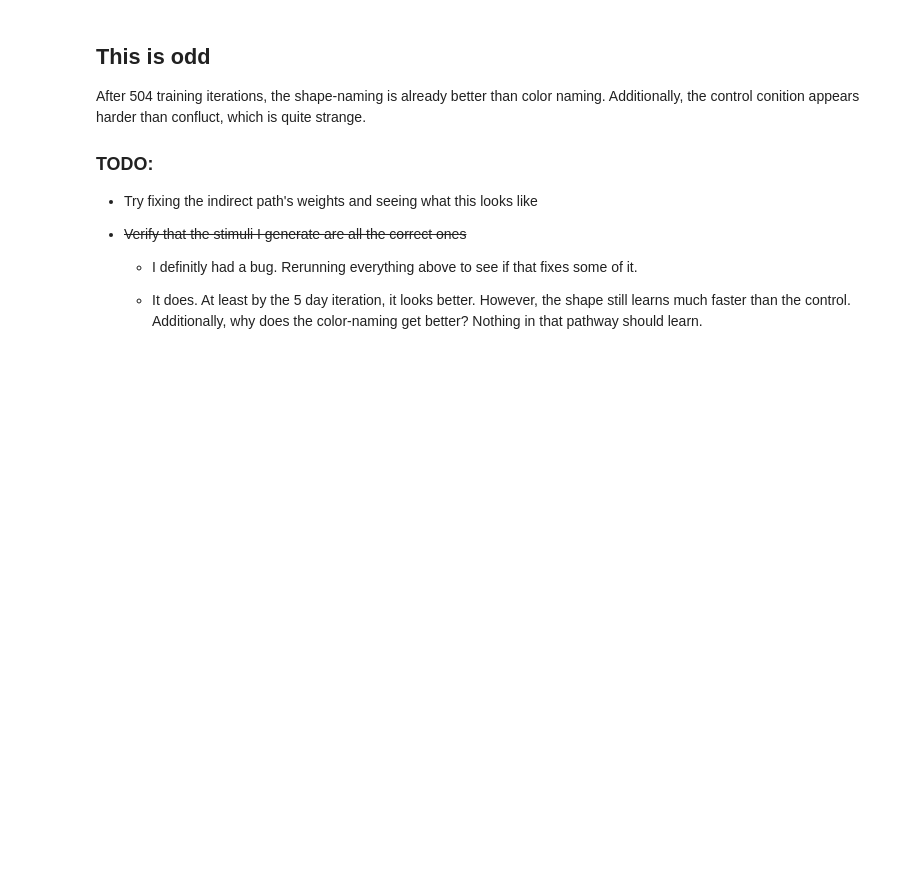
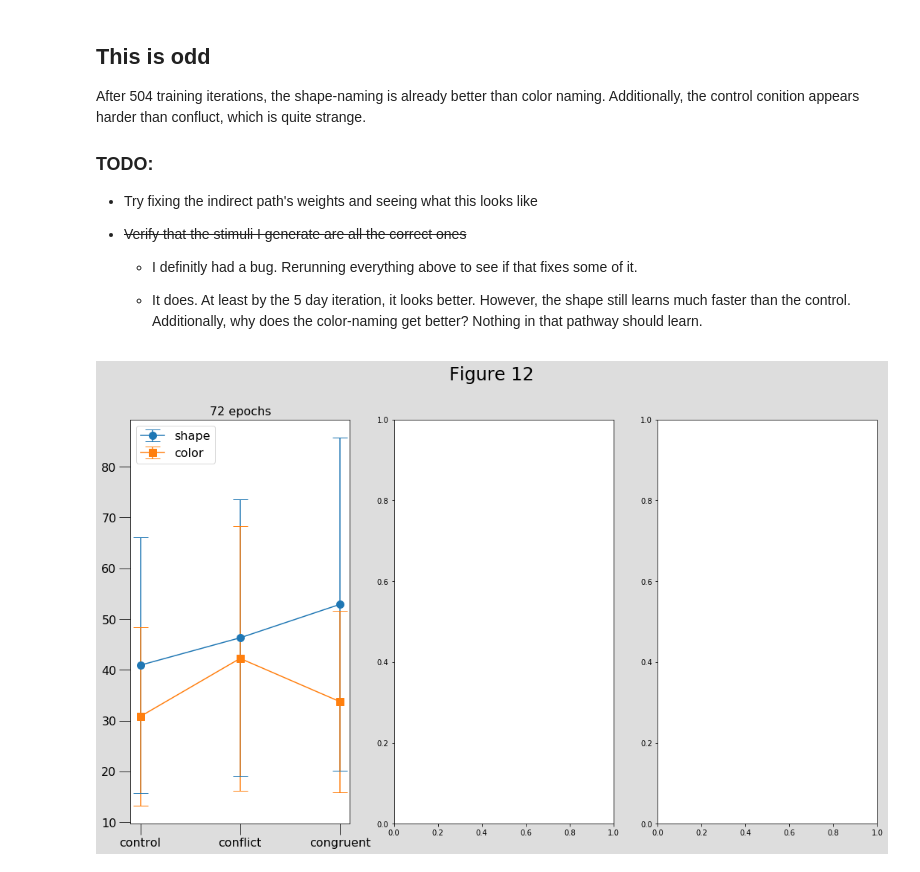
Before and after one commit to guydav/multitasking-modeling, a Jupyter notebook: plotting_shape_naming.ipynb, the cells around one changed output. Cells and saved outputs as stored; diff of their text form; code cells hidden in the pictures; blank space fills up the shorter version.

```diff
--- a/plotting_shape_naming.ipynb
+++ b/plotting_shape_naming.ipynb
@@ -114,3 +119,21 @@ After 504 training iterations, the shape-naming is already better than color nam
     * I definitly had a bug. Rerunning everything above to see if that fixes some of it.
 
     * It does. At least by the 5 day iteration, it looks better. However, the shape still learns much faster than the control. Additionally, why does the color-naming get better? Nothing in that pathway should learn.
+# %%
+fixed_indirect_weights = shape_naming_model.DEFAULT_WEIGHT_DICT.copy()
+fixed_indirect_weights[shape_naming_model.SHAPE_FAST_KEY] = \
+    np.matrix([[1, -1], [-1, 1]])
+
+fixed_indirect_weights[shape_naming_model.FAST_OUTPUT_KEY] = \
+    np.matrix([[1, -1], [-1, 1]])
+
+fixed_indirect_model = shape_naming_model.ShapeNamingModel(
+    2, weight_dict=fixed_indirect_weights, indirect_learning_rate=0)
+# %%
+fixed_indirect_day_one_train = fixed_indirect_model.train()
+# %%
+fixed_indirect_first_test_results = fixed_indirect_model.test()
+# %%
+plot_by_condition(fixed_indirect_first_test_results)
+# %% [output]
+[figure, added]
```
Also changed, not shown: parts of 36 cells of this notebook.
